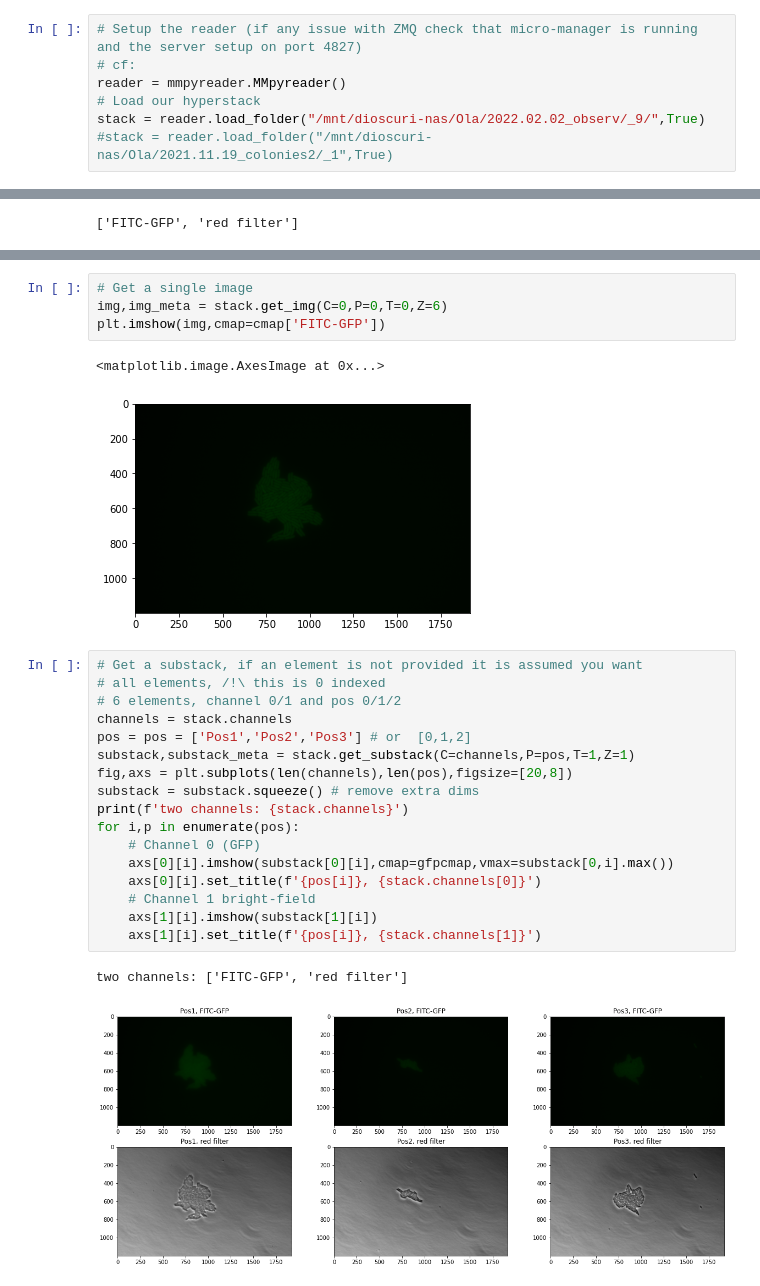
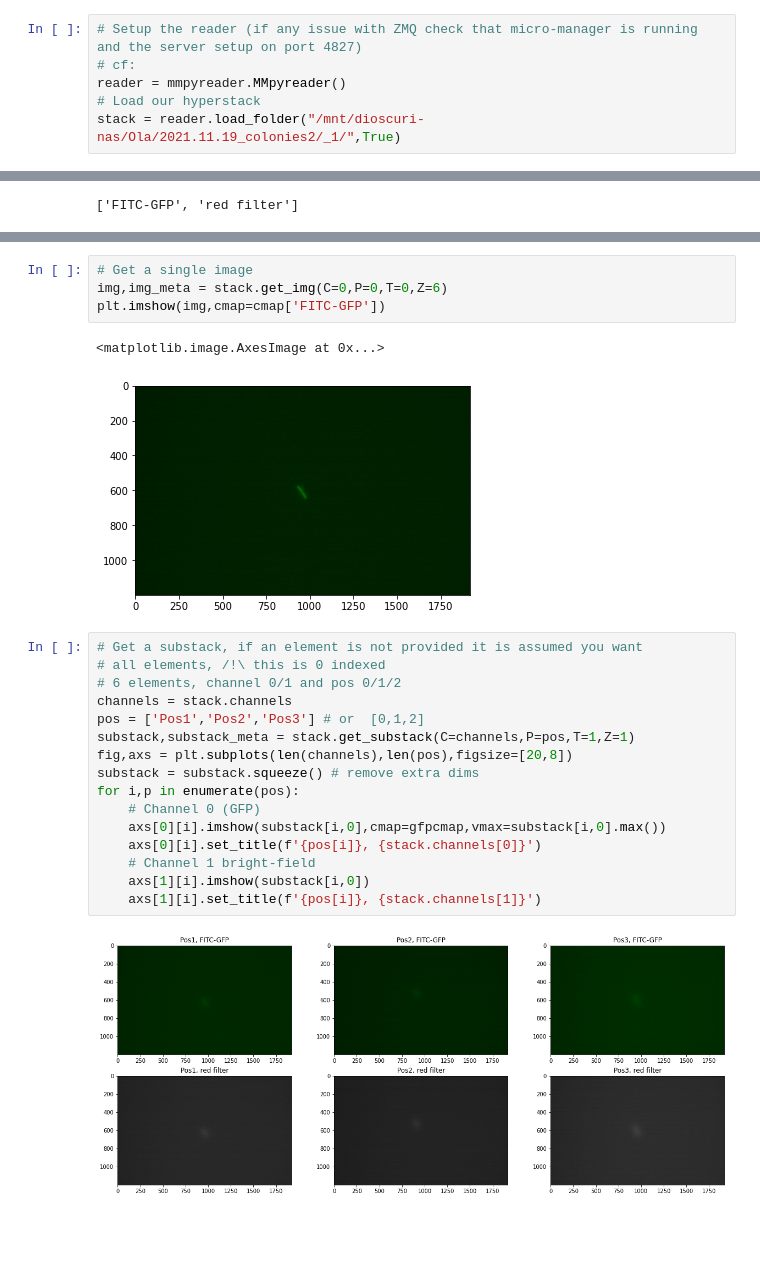
Before and after one commit to Dioscuri-Centre/MMpyreader, a Jupyter notebook: tutorial.ipynb, the cells around one changed output, grey strips where cells are left out. Cells and saved outputs as stored; diff of their text form; blank space fills up the shorter version.

```diff
--- a/tutorial.ipynb
+++ b/tutorial.ipynb
@@ -22,6 +38,5 @@ cmap = {'FITC-GFP':gfpcmap,'red filter':None}
 # cf:
 reader = mmpyreader.MMpyreader()
 # Load our hyperstack
-stack = reader.load_folder("/mnt/dioscuri-nas/Ola/2022.02.02_observ/_9/",True)
-#stack = reader.load_folder("/mnt/dioscuri-nas/Ola/2021.11.19_colonies2/_1",True)
+stack = reader.load_folder("/mnt/dioscuri-nas/Ola/2021.11.19_colonies2/_1/",True)
 # %% [output]
@@ -66,27 +81,25 @@ img,img_meta = stack.get_img(C=0,P=0,T=0,Z=6)
 plt.imshow(img,cmap=cmap['FITC-GFP'])
 # %% [output]
 <matplotlib.image.AxesImage at 0x...>
-[figure, old version]
+[figure, new version]
 # %%
 # Get a substack, if an element is not provided it is assumed you want
 # all elements, /!\ this is 0 indexed
 # 6 elements, channel 0/1 and pos 0/1/2
 channels = stack.channels
-pos = pos = ['Pos1','Pos2','Pos3'] # or  [0,1,2]
+pos = ['Pos1','Pos2','Pos3'] # or  [0,1,2]
 substack,substack_meta = stack.get_substack(C=channels,P=pos,T=1,Z=1)
 fig,axs = plt.subplots(len(channels),len(pos),figsize=[20,8])
 substack = substack.squeeze() # remove extra dims
-print(f'two channels: {stack.channels}')
 for i,p in enumerate(pos):
     # Channel 0 (GFP)
-    axs[0][i].imshow(substack[0][i],cmap=gfpcmap,vmax=substack[0,i].max())
+    axs[0][i].imshow(substack[i,0],cmap=gfpcmap,vmax=substack[i,0].max())
     axs[0][i].set_title(f'{pos[i]}, {stack.channels[0]}')
     # Channel 1 bright-field
-    axs[1][i].imshow(substack[1][i])
+    axs[1][i].imshow(substack[i,0])
     axs[1][i].set_title(f'{pos[i]}, {stack.channels[1]}')
 # %% [output]
-two channels: ['FITC-GFP', 'red filter']
-[figure, old version]
+[figure, new version]
 # %%
 %%time
 # this is very fast even on the NAS
```
Also changed, not shown: parts of 6 cells of this notebook.
